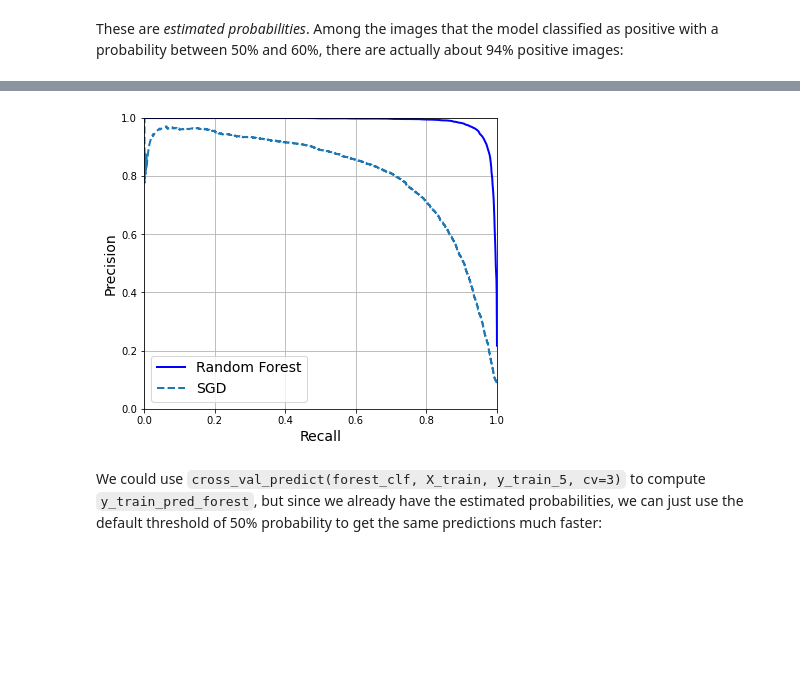
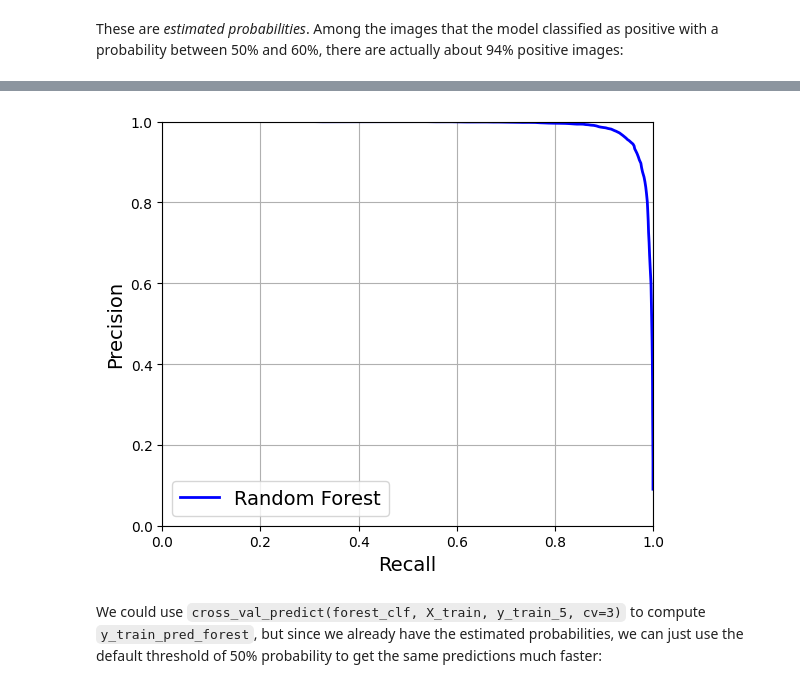
Before and after one commit to YaoXing0418/Emily, a Jupyter notebook: 03_classification.ipynb, the cells around one changed output, grey strips where cells are left out. Drawn from its saved outputs; the diff is of its cells as text; code cells hidden in the pictures; blank space fills up the shorter version.

```diff
--- a/03_classification.ipynb
+++ b/03_classification.ipynb
@@ -410,21 +410,20 @@ precisions_forest, recalls_forest, thresholds_forest = precision_recall_curve(
 # %%
 plt.figure(figsize=(6, 5))  # extra code – not needed, just formatting
 
 plt.plot(recalls_forest, precisions_forest, "b-", linewidth=2,
          label="Random Forest")
-plt.plot(recalls, precisions, "--", linewidth=2, label="SGD")
 
 # extra code – just beautifies and saves Figure 3–8
 plt.xlabel("Recall")
 plt.ylabel("Precision")
 plt.axis([0, 1, 0, 1])
 plt.grid()
 plt.legend(loc="lower left")
 save_fig("pr_curve_comparison_plot")
 
 plt.show()
 # %% [output]
-[figure, old version]
+[figure, new version]
 # %% [markdown]
 We could use `cross_val_predict(forest_clf, X_train, y_train_5, cv=3)` to compute `y_train_pred_forest`, but since we already have the estimated probabilities, we can just use the default threshold of 50% probability to get the same predictions much faster:
 # %%
```
Also changed, not shown: parts of 75 cells of this notebook.
